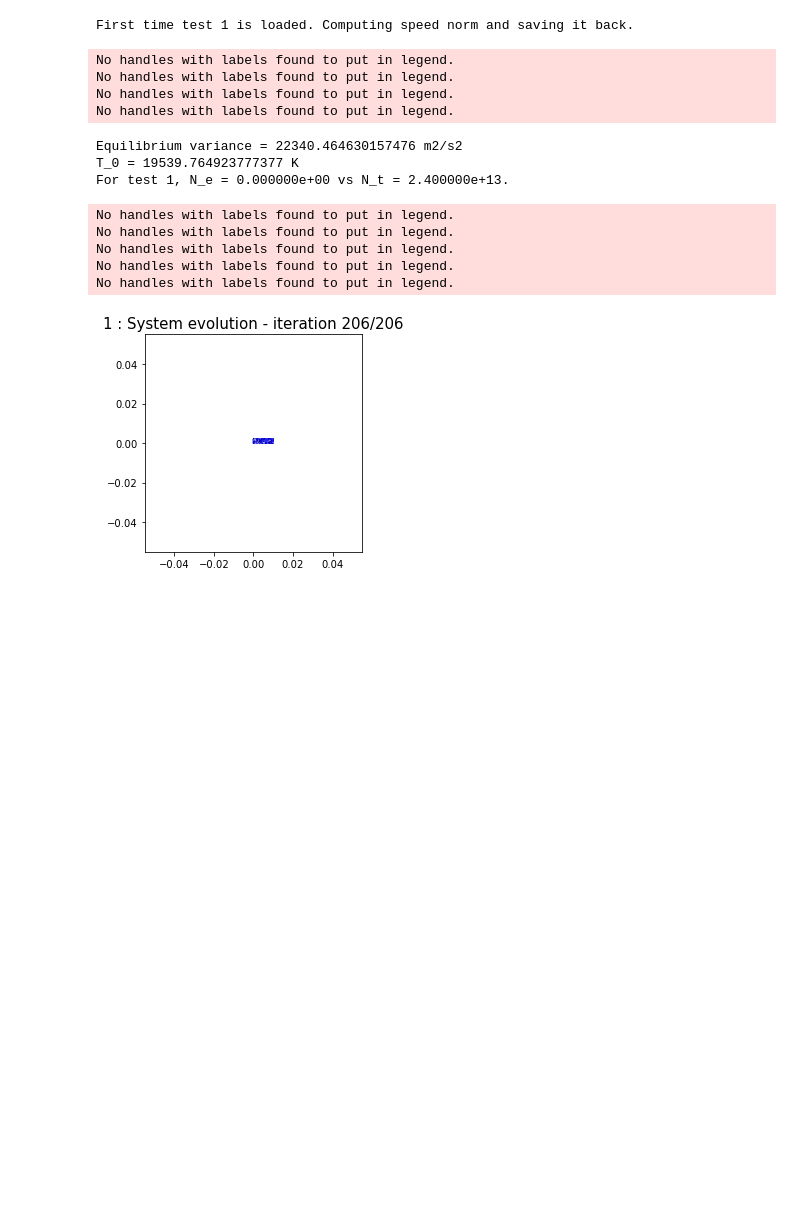
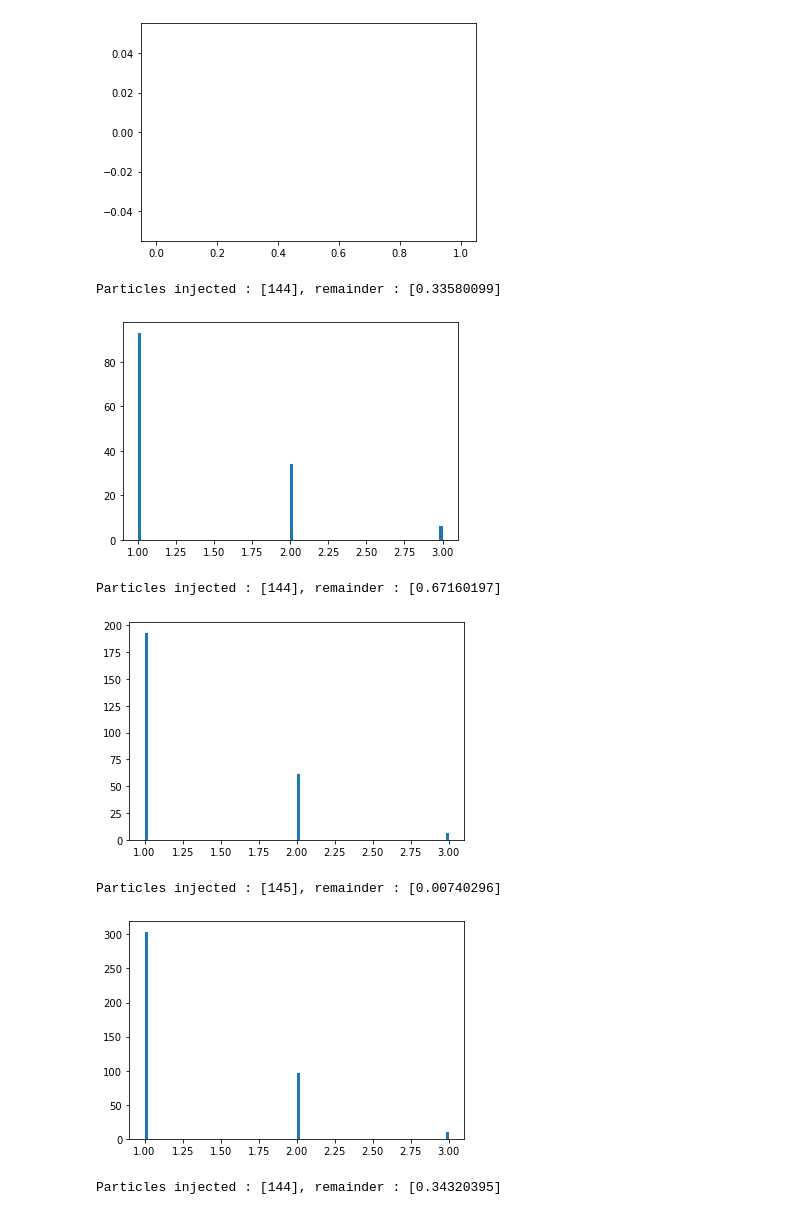
Before and after one commit to PaulCalot/neutralisation-faisceau-ions-negatifs-propulsion-satellite, a Jupyter notebook: Untitled2.ipynb, the cells around one changed output. Cells and saved outputs as stored; diff of their text form; code cells hidden in the pictures; blank space fills up the shorter version.

```diff
--- a/Untitled2.ipynb
+++ b/Untitled2.ipynb
@@ -1,24 +1,18 @@
 # %%
 from main import simulate, processing_only
 # square
-system_cfg_path = ['cfg_files/square_2x.cfg']
-simulation_cfg_path = ['cfg_files/simulation.cfg']
-processing_simulation_path = ['cfg_files/processing_2x.cfg']
+system_cfg_path = ['cfg_files/tests/test_tube.cfg']
+simulation_cfg_path = ['cfg_files/tests/simulation_tube_test.cfg']
+processing_simulation_path = ['cfg_files/tests/processing_tube_test.cfg']
 
 for system, simu, proc in zip(system_cfg_path, simulation_cfg_path, processing_simulation_path):
-    processing_only(system, simu, proc)
+    simulate(system, simu, proc)
 # %% [output]
+[figure, new version]
-First time test 1 is loaded. Computing speed norm and saving it back.
+Particles injected : [144], remainder : [0.33580099]
+[figure, added]
-No handles with labels found to put in legend.
-No handles with labels found to put in legend.
-No handles with labels found to put in legend.
-No handles with labels found to put in legend.
+Particles injected : [144], remainder : [0.67160197]
+[figure, added]
-Equilibrium variance = 22340.464630157476 m2/s2
-T_0 = 19539.764923777377 K
-For test 1, N_e = 0.000000e+00 vs N_t = 2.400000e+13.
+Particles injected : [145], remainder : [0.00740296]
+[figure, added]
-No handles with labels found to put in legend.
-No handles with labels found to put in legend.
-No handles with labels found to put in legend.
-No handles with labels found to put in legend.
-No handles with labels found to put in legend.
+Particles injected : [144], remainder : [0.34320395]
-[figure, old version]
```
Also changed, not shown: parts of 1 cell of this notebook, 12 other files.
